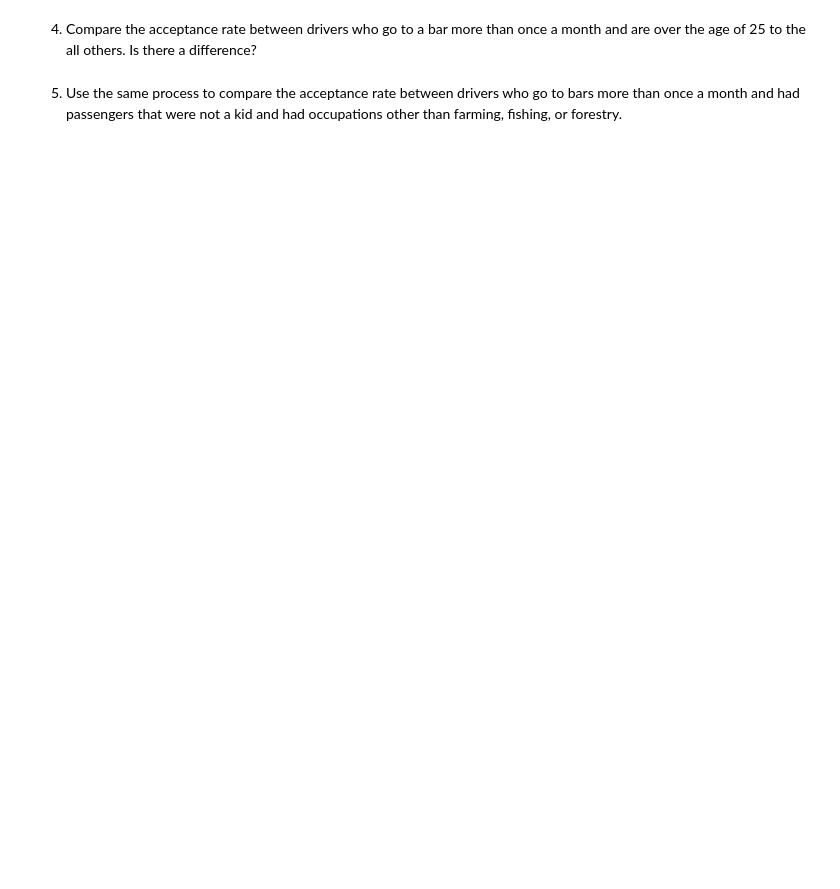
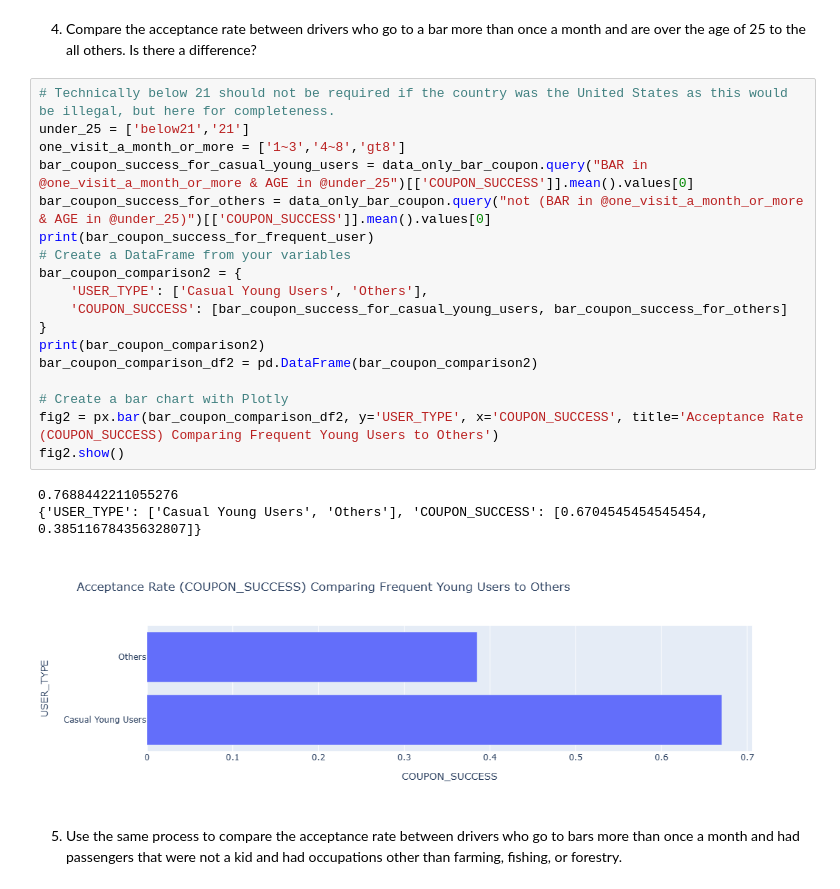
Before and after one commit to elmunoz42/berkeley-aiml-coupon-analysis, a Jupyter notebook: prompt.ipynb, the cells around one changed output. Cells and saved outputs as stored; diff of their text form; blank space fills up the shorter version.

```diff
--- a/prompt.ipynb
+++ b/prompt.ipynb
@@ -253,4 +273,26 @@ dtype: float64
 # %% [markdown]
 4. Compare the acceptance rate between drivers who go to a bar more than once a month and are over the age of 25 to the all others.  Is there a difference?
+# %%
+# Technically below 21 should not be required if the country was the United States as this would be illegal, but here for completeness.
+under_25 = ['below21','21']
+one_visit_a_month_or_more = ['1~3','4~8','gt8']
+bar_coupon_success_for_casual_young_users = data_only_bar_coupon.query("BAR in @one_visit_a_month_or_more & AGE in @under_25")[['COUPON_SUCCESS']].mean().values[0]
+bar_coupon_success_for_others = data_only_bar_coupon.query("not (BAR in @one_visit_a_month_or_more & AGE in @under_25)")[['COUPON_SUCCESS']].mean().values[0]
+print(bar_coupon_success_for_frequent_user)
+# Create a DataFrame from your variables
+bar_coupon_comparison2 = {
+    'USER_TYPE': ['Casual Young Users', 'Others'],
+    'COUPON_SUCCESS': [bar_coupon_success_for_casual_young_users, bar_coupon_success_for_others]
+}
+print(bar_coupon_comparison2)
+bar_coupon_comparison_df2 = pd.DataFrame(bar_coupon_comparison2)
+
+# Create a bar chart with Plotly
+fig2 = px.bar(bar_coupon_comparison_df2, y='USER_TYPE', x='COUPON_SUCCESS', title='Acceptance Rate (COUPON_SUCCESS) Comparing Frequent Young Users to Others')
+fig2.show()
+# %% [output]
+0.7688442211055276
+{'USER_TYPE': ['Casual Young Users', 'Others'], 'COUPON_SUCCESS': [0.6704545454545454, 0.38511678435632807]}
+[figure, added]
 # %% [markdown]
 5. Use the same process to compare the acceptance rate between drivers who go to bars more than once a month and had passengers that were not a kid and had occupations other than farming, fishing, or forestry.
```
Also changed, not shown: parts of 5 cells of this notebook.
